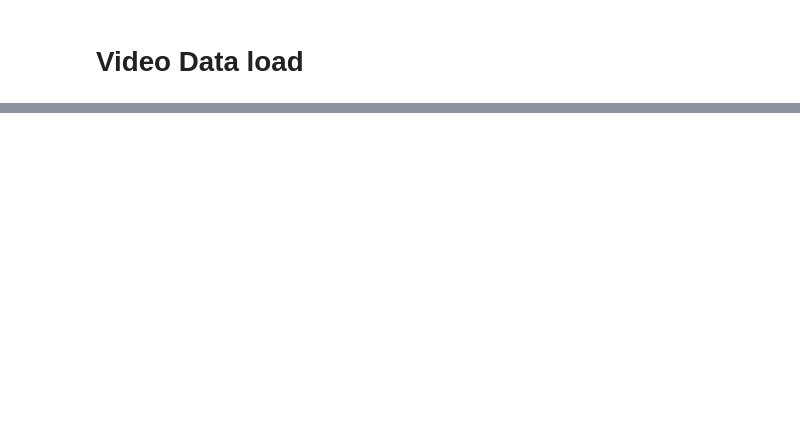
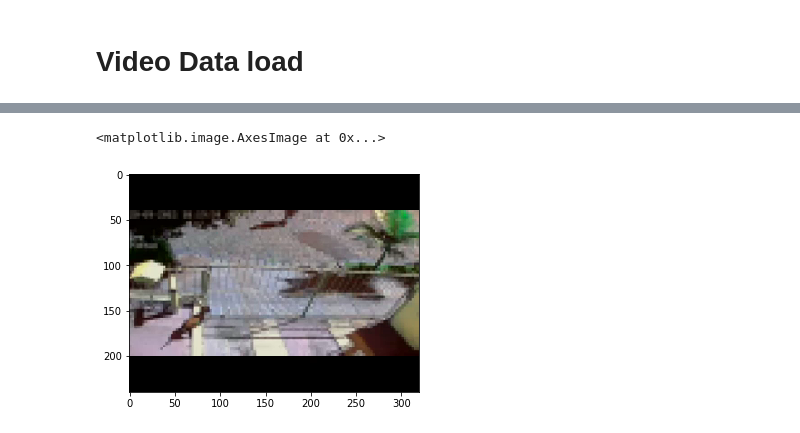
Before and after one commit to jinmang2/anomaly_detection_on_video, a Jupyter notebook: RealWorldSuveillance/Notebook/video_data_read.ipynb, the cells around one changed output, grey strips where cells are left out. Cells and saved outputs as stored; diff of their text form; code cells hidden in the pictures; blank space fills up the shorter version.

```diff
--- a/RealWorldSuveillance/Notebook/video_data_read.ipynb
+++ b/RealWorldSuveillance/Notebook/video_data_read.ipynb
@@ -23,0 +50,3 @@ def listdir_nohidden(AllVideos_Path): # To ignore hidden files
+# %%
+train_file = [file.split('/')[-1] for file in Train_list]
+train_file_path = [file.split('/')[0] for file in Train_list]
@@ -23,0 +109,6 @@ def listdir_nohidden(AllVideos_Path): # To ignore hidden files
+# %%
+ret, frame = capture.read()
+plt.imshow(frame)
+# %% [output]
+<matplotlib.image.AxesImage at 0x...>
+[figure, added]
```
Also changed, not shown: parts of 25 cells of this notebook.
